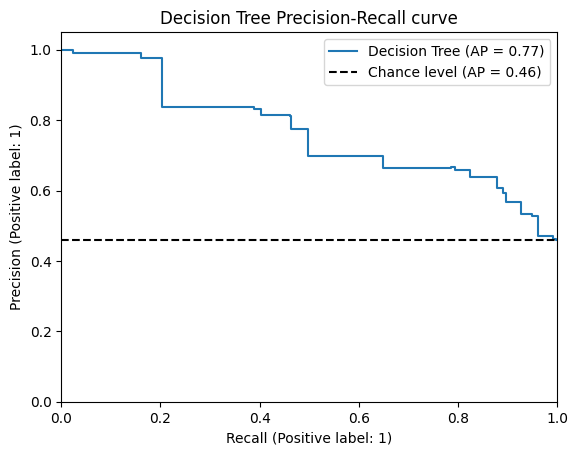
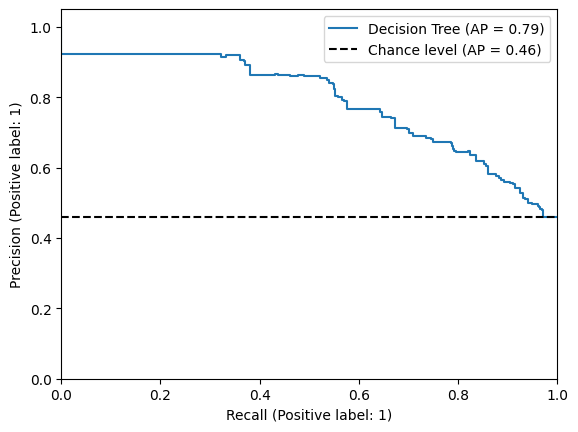
The change to this notebook cell's code, shown as a diff; its figure went from the first image to the second:
--- before
+++ after
@@ -7,5 +7,5 @@
 )
 
-display.ax_.set_title("Decision Tree Precision-Recall curve")
+# display.ax_.set_title("Decision Tree Precision-Recall curve")
 display.ax_.legend(loc='upper right')
 display.ax_.set_xlim([0.0, 1.0])

Commit: few updates